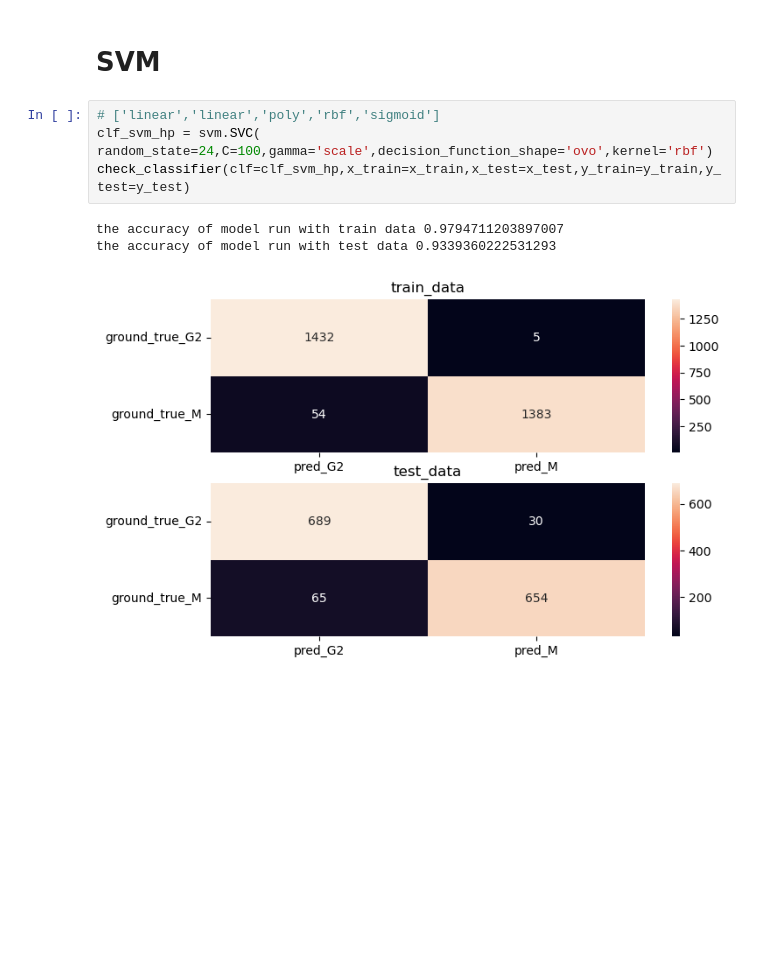
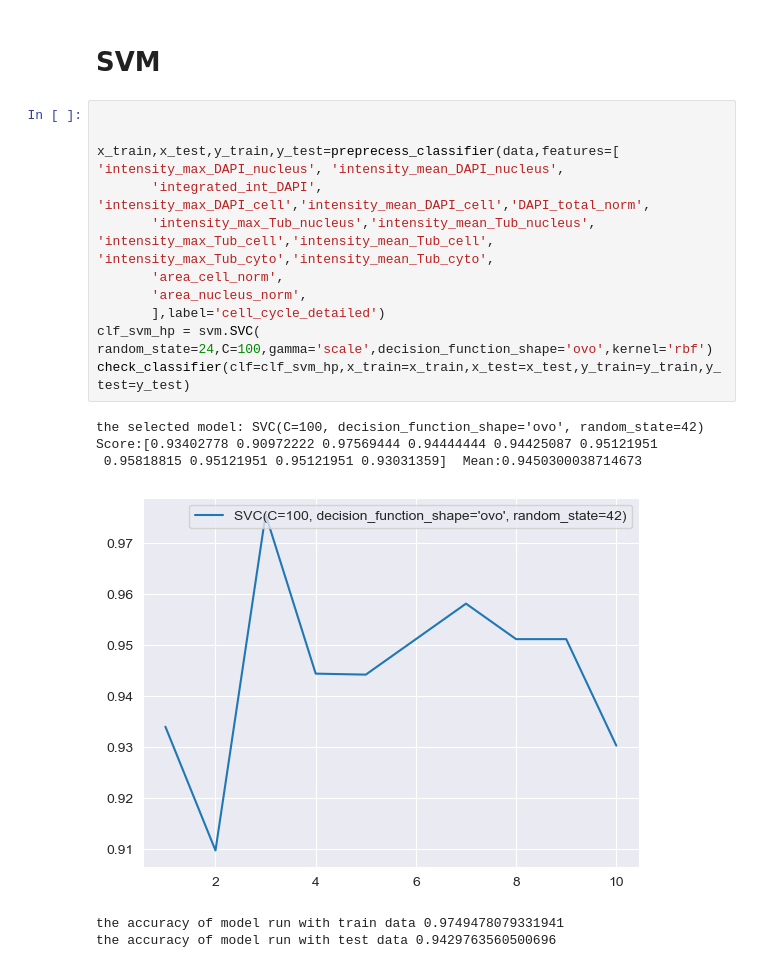
Before and after one commit to HocheggerLab/Omero_Screen, a Jupyter notebook: cellcycle_analysis_files/mitotic-classification.ipynb, the cells around one changed output. Cells and saved outputs as stored; diff of their text form; blank space fills up the shorter version.

Commit message:
using pre trainied model running with new file

```diff
--- a/cellcycle_analysis_files/mitotic-classification.ipynb
+++ b/cellcycle_analysis_files/mitotic-classification.ipynb
@@ -148,10 +148,19 @@ the accuracy of model run with test data 0.9541029207232267
 # %% [markdown]
 # SVM
 # %%
-# ['linear','linear','poly','rbf','sigmoid']
+
+
+x_train,x_test,y_train,y_test=preprecess_classifier(data,features=[ 'intensity_max_DAPI_nucleus', 'intensity_mean_DAPI_nucleus',
+       'integrated_int_DAPI',  'intensity_max_DAPI_cell','intensity_mean_DAPI_cell','DAPI_total_norm',
+       'intensity_max_Tub_nucleus','intensity_mean_Tub_nucleus', 'intensity_max_Tub_cell','intensity_mean_Tub_cell', 'intensity_max_Tub_cyto','intensity_mean_Tub_cyto',
+       'area_cell_norm',
+       'area_nucleus_norm',
+       ],label='cell_cycle_detailed')
 clf_svm_hp = svm.SVC( random_state=24,C=100,gamma='scale',decision_function_shape='ovo',kernel='rbf')
 check_classifier(clf=clf_svm_hp,x_train=x_train,x_test=x_test,y_train=y_train,y_test=y_test)
 # %% [output]
-the accuracy of model run with train data 0.9794711203897007
-the accuracy of model run with test data 0.9339360222531293
+the selected model: SVC(C=100, decision_function_shape='ovo', random_state=42)  Score:[0.93402778 0.90972222 0.97569444 0.94444444 0.94425087 0.95121951
+ 0.95818815 0.95121951 0.95121951 0.93031359]  Mean:0.9450300038714673
-[figure, old version]
+[figure, new version]
+the accuracy of model run with train data 0.9749478079331941
+the accuracy of model run with test data 0.9429763560500696
```
Also changed, not shown: parts of 7 cells of this notebook, 5 other files.
